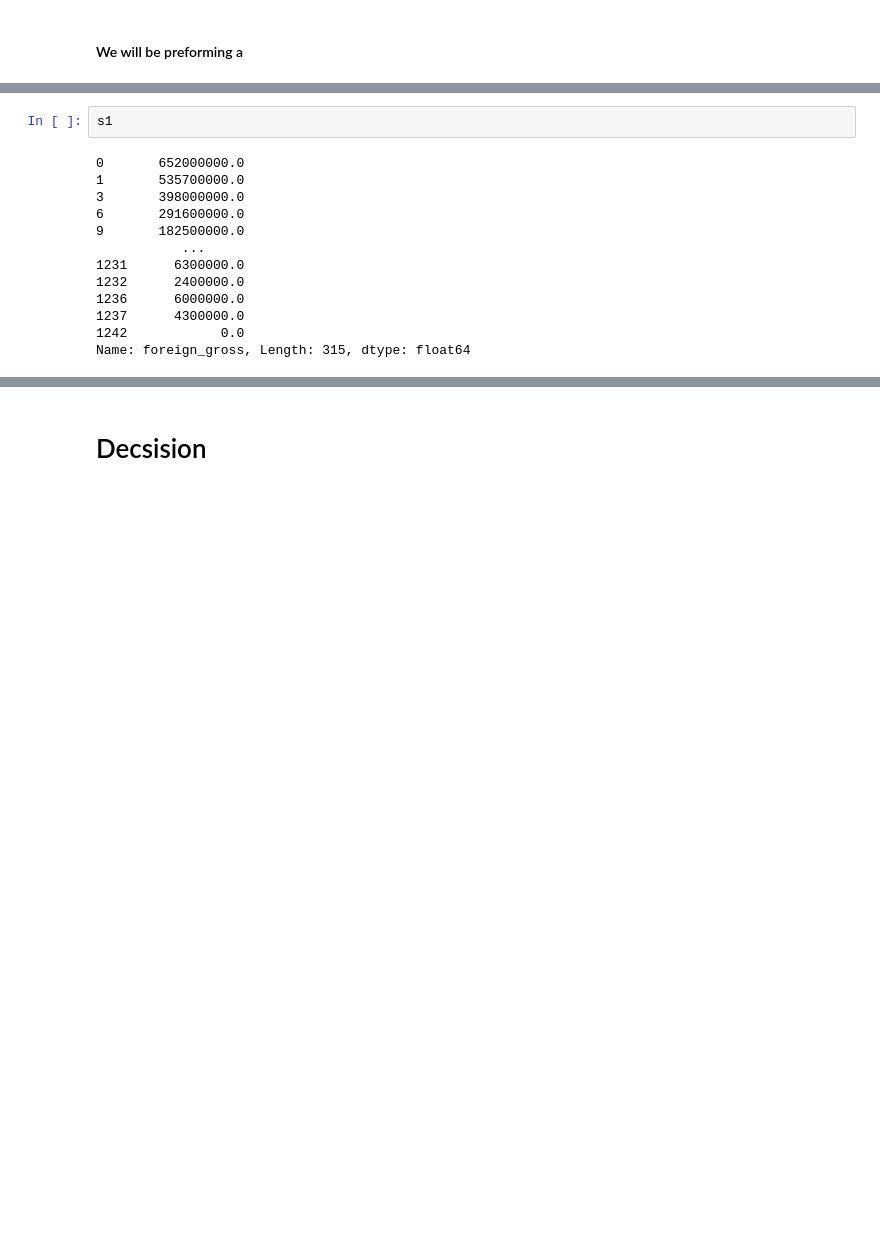
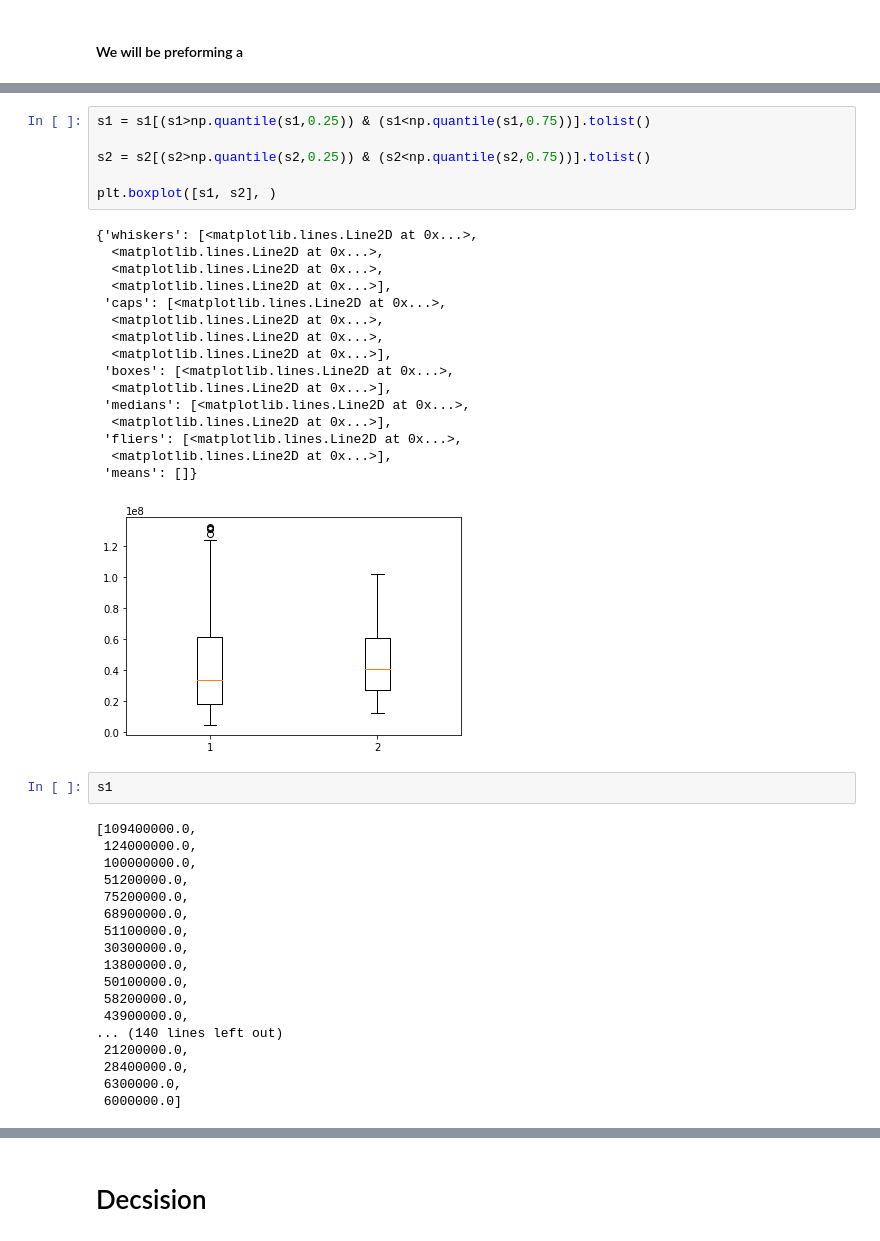
Before and after one commit to cLineman/CapStoneProject, a Jupyter notebook: Alex_Donahue.ipynb, the cells around one changed output, grey strips where cells are left out. Cells and saved outputs as stored; diff of their text form; blank space fills up the shorter version.

```diff
--- a/Alex_Donahue.ipynb
+++ b/Alex_Donahue.ipynb
@@ -881,21 +881,49 @@ plt.boxplot([s1, s2])
   <matplotlib.lines.Line2D at 0x...>],
  'means': []}
 [figure]
+# %%
+s1 = s1[(s1>np.quantile(s1,0.25)) & (s1<np.quantile(s1,0.75))].tolist()
+
+s2 = s2[(s2>np.quantile(s2,0.25)) & (s2<np.quantile(s2,0.75))].tolist()
+
+plt.boxplot([s1, s2], )
+# %% [output]
+{'whiskers': [<matplotlib.lines.Line2D at 0x...>,
+  <matplotlib.lines.Line2D at 0x...>,
+  <matplotlib.lines.Line2D at 0x...>,
+  <matplotlib.lines.Line2D at 0x...>],
+ 'caps': [<matplotlib.lines.Line2D at 0x...>,
+  <matplotlib.lines.Line2D at 0x...>,
+  <matplotlib.lines.Line2D at 0x...>,
+  <matplotlib.lines.Line2D at 0x...>],
+ 'boxes': [<matplotlib.lines.Line2D at 0x...>,
+  <matplotlib.lines.Line2D at 0x...>],
+ 'medians': [<matplotlib.lines.Line2D at 0x...>,
+  <matplotlib.lines.Line2D at 0x...>],
+ 'fliers': [<matplotlib.lines.Line2D at 0x...>,
+  <matplotlib.lines.Line2D at 0x...>],
+ 'means': []}
+[figure, added]
 # %%
 s1
 # %% [output]
-0       652000000.0
-1       535700000.0
-3       398000000.0
-6       291600000.0
-9       182500000.0
-           ...
-1231      6300000.0
-1232      2400000.0
-1236      6000000.0
-1237      4300000.0
-1242            0.0
-Name: foreign_gross, Length: 315, dtype: float64
+[109400000.0,
+ 124000000.0,
+ 100000000.0,
+ 51200000.0,
+ 75200000.0,
+ 68900000.0,
+ 51100000.0,
+ 30300000.0,
+ 13800000.0,
+ 50100000.0,
+ 58200000.0,
+ 43900000.0,
+... (140 lines left out)
+ 21200000.0,
+ 28400000.0,
+ 6300000.0,
+ 6000000.0]
 # %%
 s2
 # %% [output]
```
Also changed, not shown: parts of 7 cells of this notebook.
